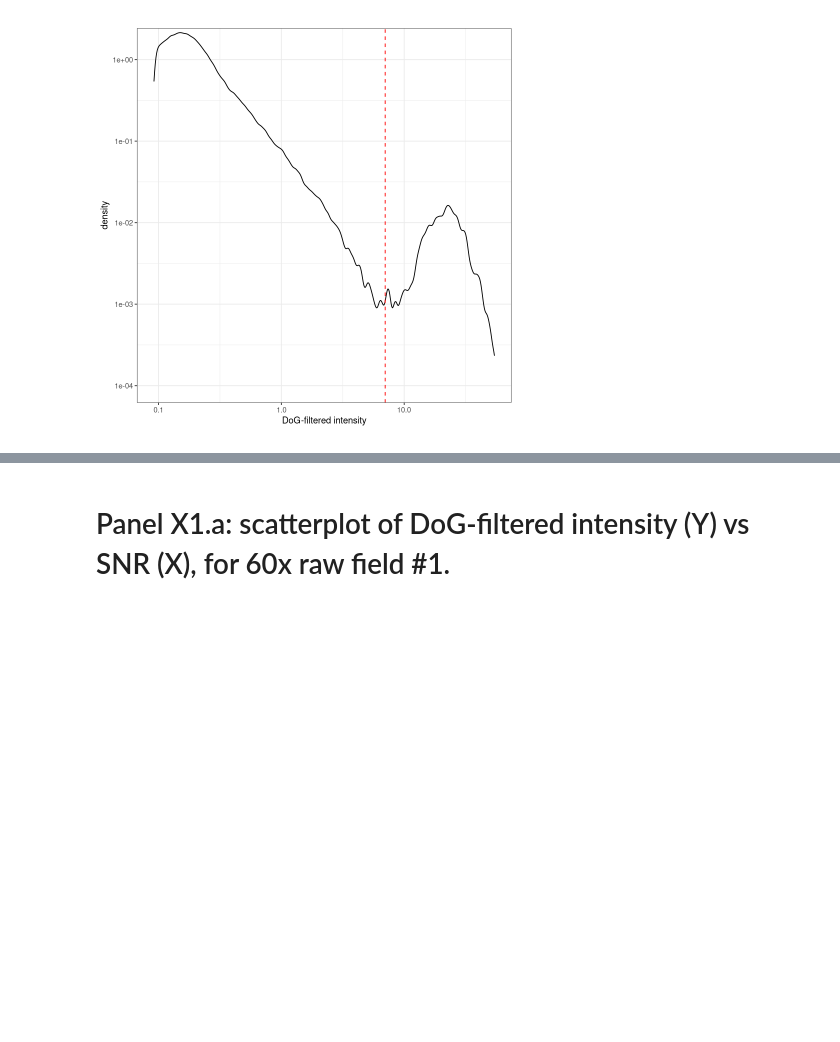
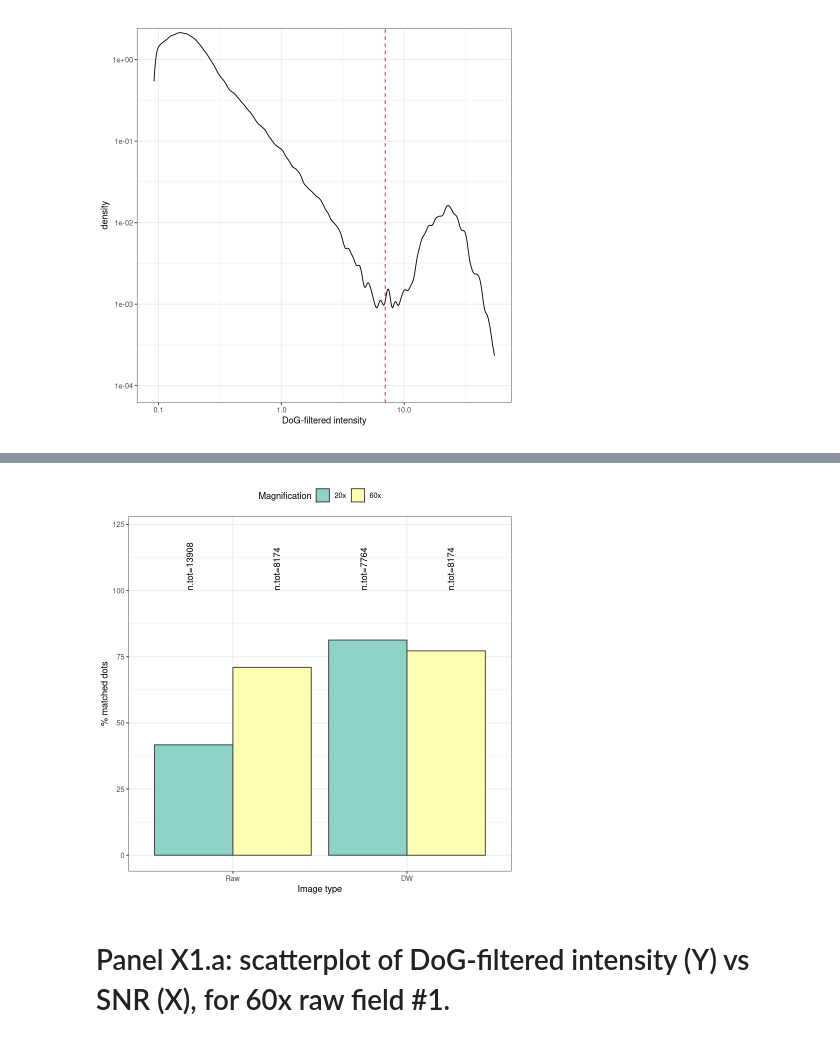
Before and after one commit to ggirelli/deconwolf-smFISH-analysis, a Jupyter notebook: notebooks/manuscript/1_panels.ipynb, the cells around one changed output, grey strips where cells are left out. Drawn from its saved outputs; the diff is of its cells as text; code cells hidden in the pictures; blank space fills up the shorter version.

```diff
--- a/notebooks/manuscript/1_panels.ipynb
+++ b/notebooks/manuscript/1_panels.ipynb
@@ -63,0 +86,31 @@ saveRDS(p, "panels_rds/fig_3f.rds")
+# %%
+counts_dw = fread("../../data/magnifications_matching/20x_dw.matched_dots.field_thr.counts.tsv",
+               col.names=c("series_id", "matched", "matched_over_dist", "total_20x", "total_60x")
+              )[series_id <= 5]
+counts_dw[, image_type := "dw"]
+counts_raw = fread("../../data/magnifications_matching/20x_raw.matched_dots.field_thr.counts.tsv",
+               col.names=c("series_id", "matched", "matched_over_dist", "total_20x", "total_60x")
+              )[series_id <= 5]
+counts_raw[, image_type := "raw"]
+counts = rbindlist(list(counts_dw, counts_raw))
+# %%
+pdata = melt(counts[, .(
+           matched_20x=sum(matched)/sum(total_20x),
+           matched_ref=sum(matched)/sum(total_60x)), by=image_type],
+     "image_type")
+pdata[, image_type := factor(image_type, levels=c("raw", "dw"))]
+# %%
+totals = counts[, .(total_20x=sum(total_20x), total_60x=sum(total_60x)), by=image_type]
+# %%
+p = ggplot(pdata, aes(x=image_type, fill=variable, y=value*100)) + geom_col(position="dodge", color="#323232") +
+    scale_fill_brewer("Magnification", palette="Set3", labels=c("20x", "60x")) + theme_bw() +
+    geom_text(data=totals[, .(image_type, variable="matched_20x", value=1, label=total_20x)],
+              aes(label=paste0("n.tot=", label)), angle=90, nudge_x=-.25, hjust=0) +
+    geom_text(data=totals[, .(image_type, variable="matched_ref", value=1, label=total_60x)],
+              aes(label=paste0("n.tot=", label)), angle=90, nudge_x=+.25, hjust=0) +
+    scale_x_discrete(labels=c("Raw", "DW")) +
+    coord_cartesian(ylim=c(0, 122)) + theme(legend.position="top") +
+    labs(x="Image type", y="% matched dots")
+print(p)
+# %% [output]
+[figure, added]
```
Also changed, not shown: parts of 6 cells of this notebook, 10 other files.
